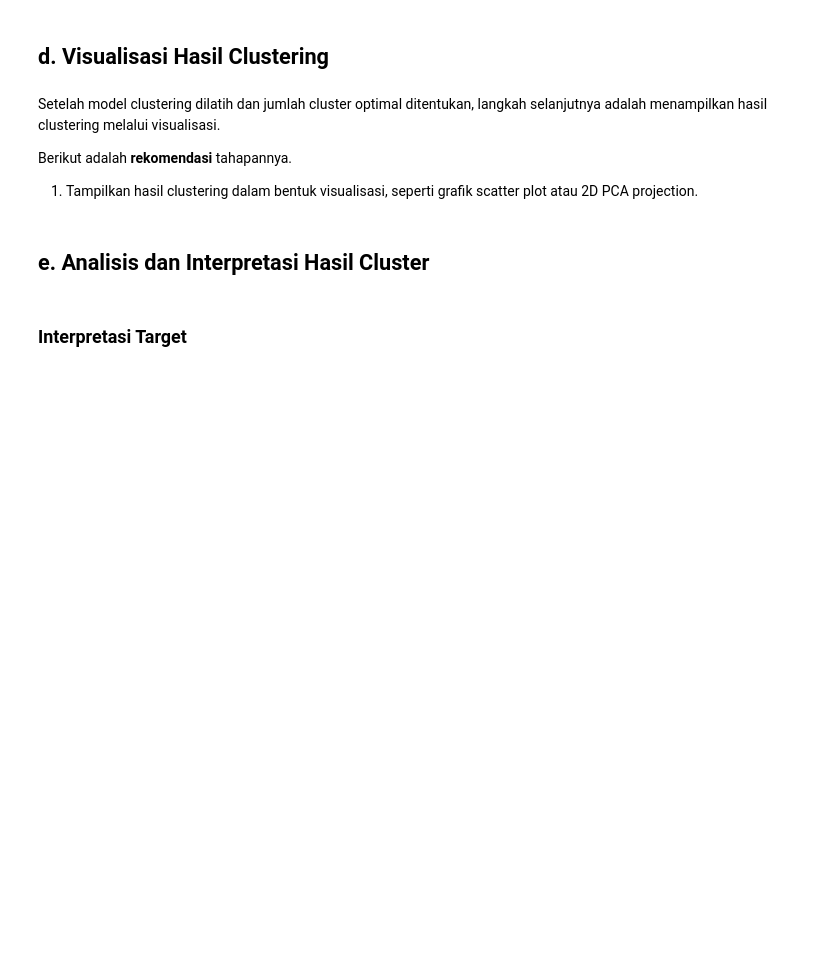
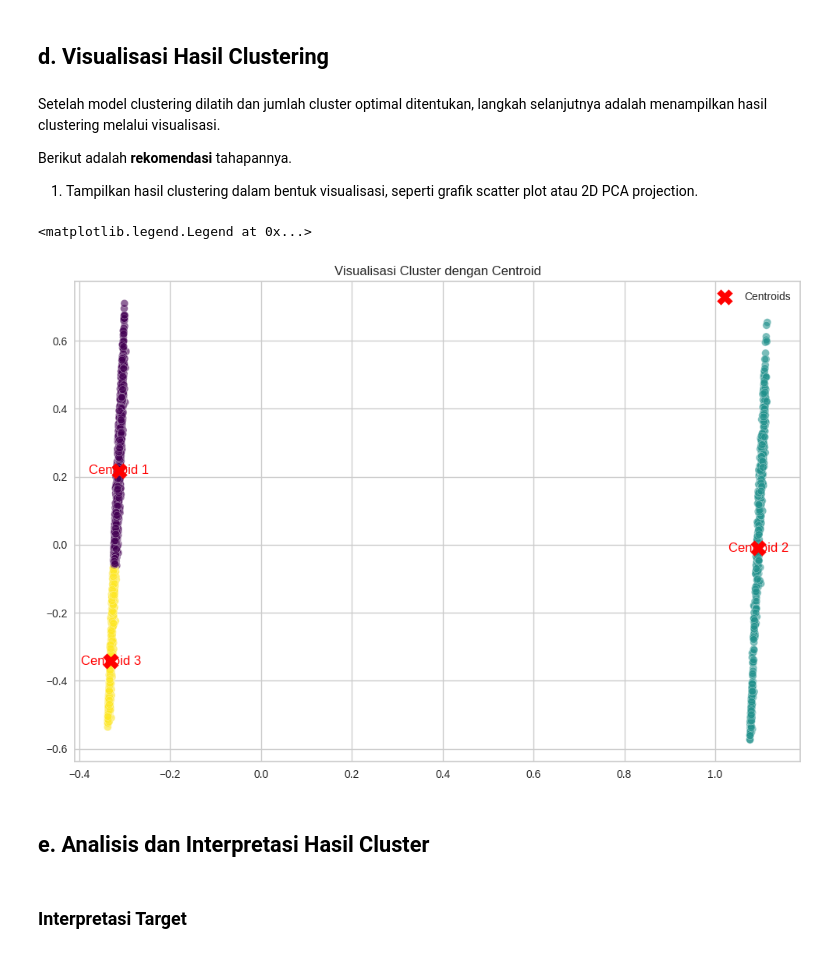
Before and after one commit to Refanz/bank-transaction-clustering-classification, a Jupyter notebook: [Clustering]_Submission_Akhir_BMLP_Refan.ipynb, the cells around one changed output. Drawn from its saved outputs; the diff is of its cells as text; code cells hidden in the pictures; blank space fills up the shorter version.

```diff
--- a/[Clustering]_Submission_Akhir_BMLP_Refan.ipynb
+++ b/[Clustering]_Submission_Akhir_BMLP_Refan.ipynb
@@ -474,0 +683,13 @@ Silakan lakukan feature selection jika Anda membutuhkan optimasi model clusterin
+# %%
+# Melatih ulang model setelah dilakukan evaluasi
+kmeans_2 = KMeans(n_clusters=3, random_state=42)
+kmeans_2.fit(X2)
+
+# Mendapatkan label cluster
+labels = kmeans_2.labels_
+
+# Mendapatkan jumlah cluster
+k_2 = 3
+
+# Melakukan analisis karakteristik cluster baru
+analyze_cluster(X2, labels, k_2, bank_transactions_df_pca.columns)
@@ -484,3 +717,26 @@ Berikut adalah **rekomendasi** tahapannya.
+# %%
+# Menentukan posisi centroid
+centroids = kmeans_2.cluster_centers_
+
+# Visualisasi cluster
+plt.figure(figsize=(12, 8))
+
+# Plot data
+plt.scatter(X2[:, 0], X2[:, 1], c=labels, cmap='viridis', s=50, alpha=0.6, edgecolors='w', marker='o')
+
+# Plot centroid
+plt.scatter(centroids[:, 0], centroids[:, 1], c='red', s=200, marker='X', label='Centroids')
+
+# Menambahkan label centroid pada plot
+for i, centroid in enumerate(centroids):
+    plt.text(centroid[0], centroid[1], f'Centroid {i + 1}', color='red', fontsize=12, ha='center', va='center')
+
+# Menambahkan judul dan label
+plt.title('Visualisasi Cluster dengan Centroid')
+plt.legend()
+# %% [output]
+<matplotlib.legend.Legend at 0x...>
+[figure, added]
 # %% [markdown]
 ## **e. Analisis dan Interpretasi Hasil Cluster**
 # %% [markdown]
```
Also changed, not shown: parts of 36 cells of this notebook.
